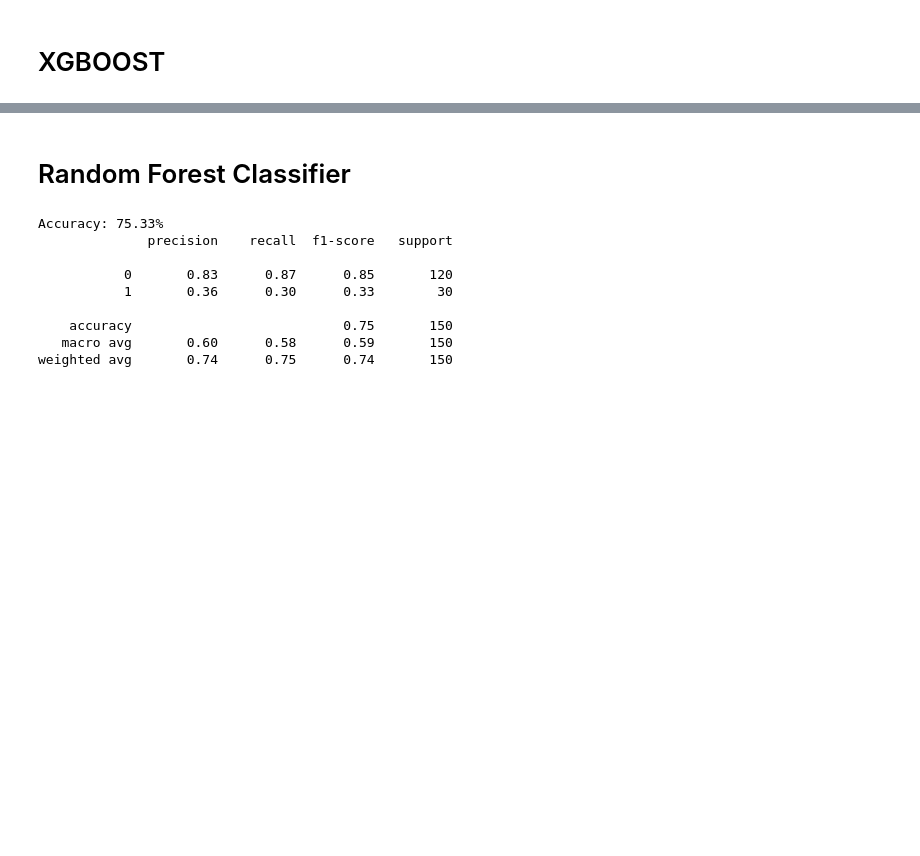
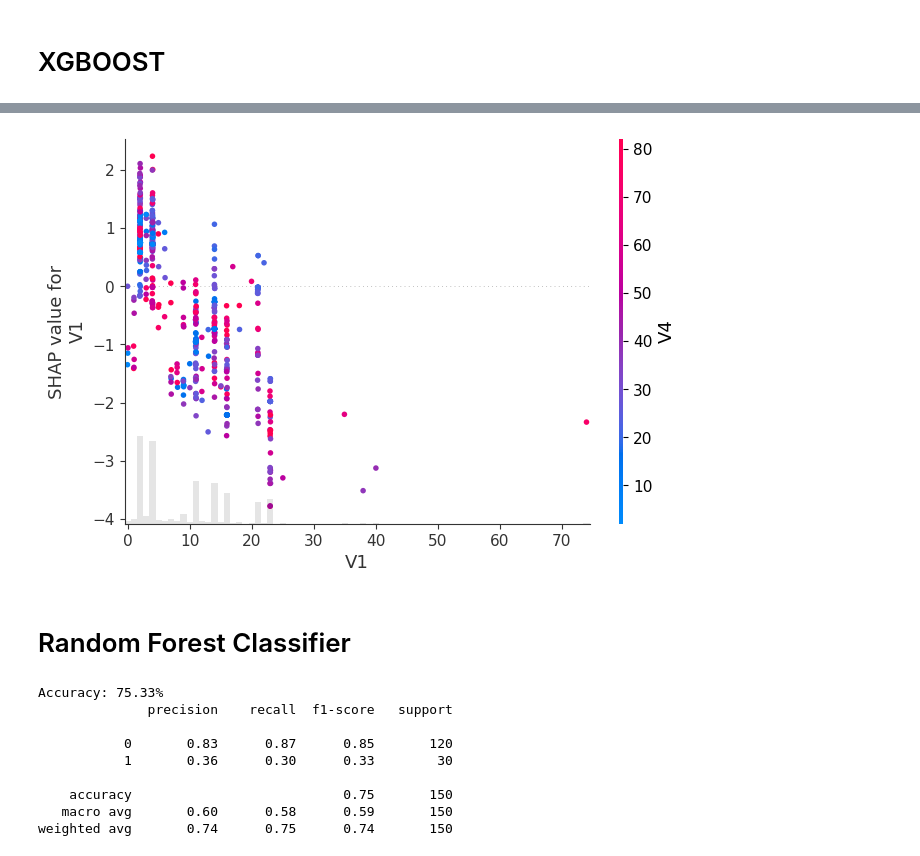
Before and after one commit to kateqwerty001/AutoML-Project2, a Jupyter notebook: examples_xai.ipynb, the cells around one changed output, grey strips where cells are left out. Cells and saved outputs as stored; diff of their text form; code cells hidden in the pictures; blank space fills up the shorter version.

```diff
--- a/examples_xai.ipynb
+++ b/examples_xai.ipynb
@@ -65,3 +88,7 @@ Feature Importance for Class 0 using SHAP
+# %%
+shap.plots.scatter(shap_values[:, "V1"], color=shap_values)
+# %% [output]
+[figure, added]
 # %% [markdown]
 # Random Forest Classifier
 # %%
```
Also changed, not shown: parts of 11 cells of this notebook.
